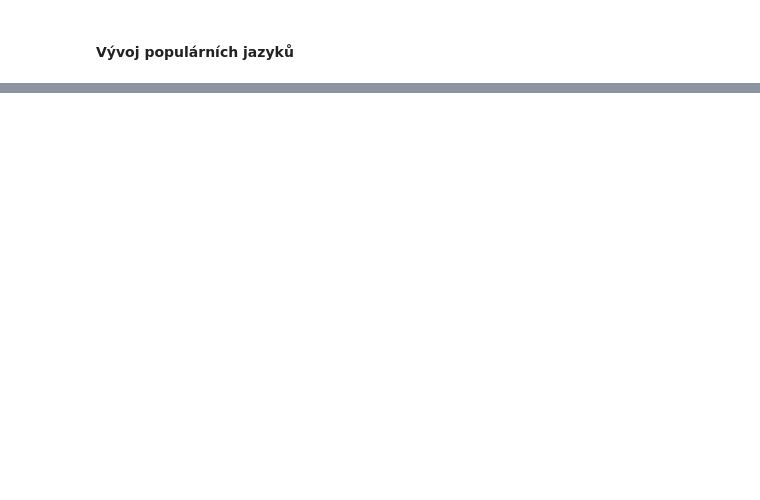
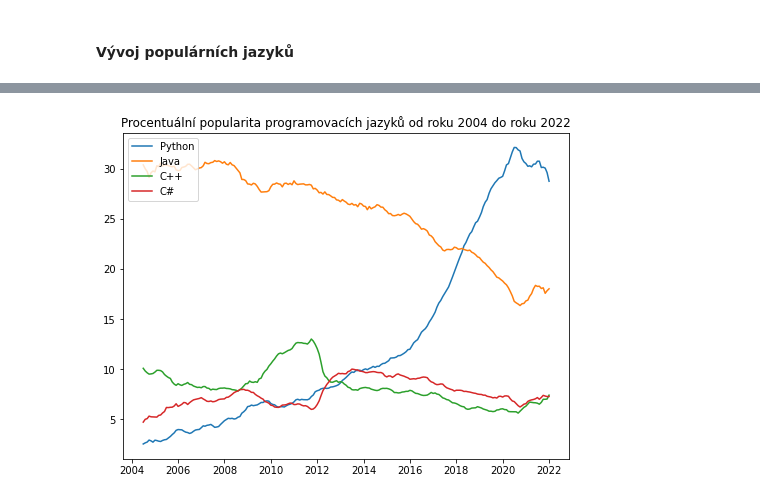
Before and after one commit to Bumross/msw_2022, a Jupyter notebook: 2_vizualizace_dat.ipynb, the cells around one changed output, grey strips where cells are left out. Drawn from its saved outputs; the diff is of its cells as text; code cells hidden in the pictures; blank space fills up the shorter version.

```diff
--- a/2_vizualizace_dat.ipynb
+++ b/2_vizualizace_dat.ipynb
@@ -180,0 +134,32 @@ plt.show()
+# %%
+import matplotlib.pyplot as plt
+import numpy as np
+import csv
+import matplotlib.dates as mdates
+import pandas as pd
+
+
+data = pd.read_csv("Most Popular Programming Languages from 2004 to 2022.csv")
+
+data["Date"] = pd.to_datetime(data["Date"])
+
+date = data["Date"]
+python = data["Python"]
+java = data["Java"]
+c_sharp = data["C#"]
+c_plus = data["C/C++"]
+
+fig, ax = plt.subplots(figsize=(8, 6))
+ax.plot(date, python, label="Python")
+ax.plot(date, java, label="Java")
+ax.plot(date, c_plus, label="C++")
+ax.plot(date, c_sharp, label="C#")
+
+plt.legend(loc="upper left")
+plt.title("Procentuální popularita programovacích jazyků od roku 2004 do roku 2022")
+
+
+
+plt.show()
+# %% [output]
+[figure, added]
```
Also changed, not shown: parts of 8 cells of this notebook, 2 other files.
